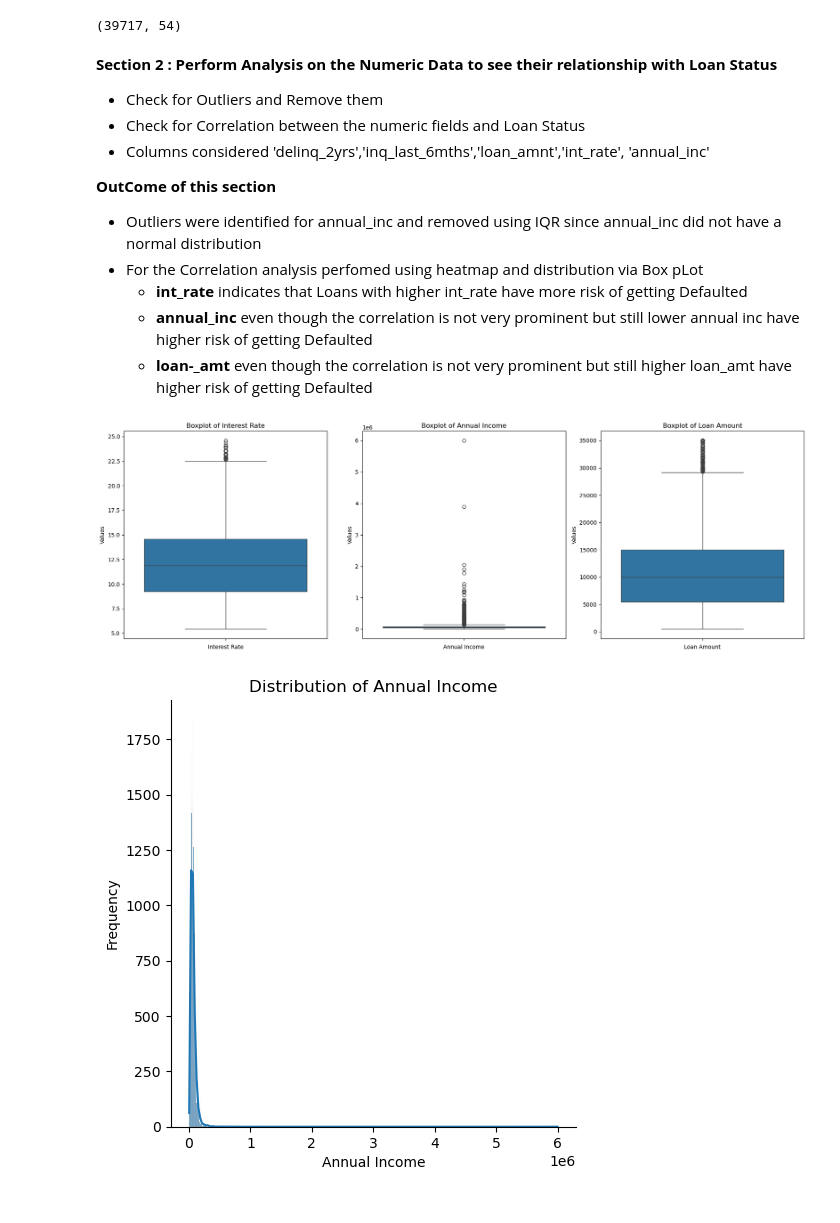
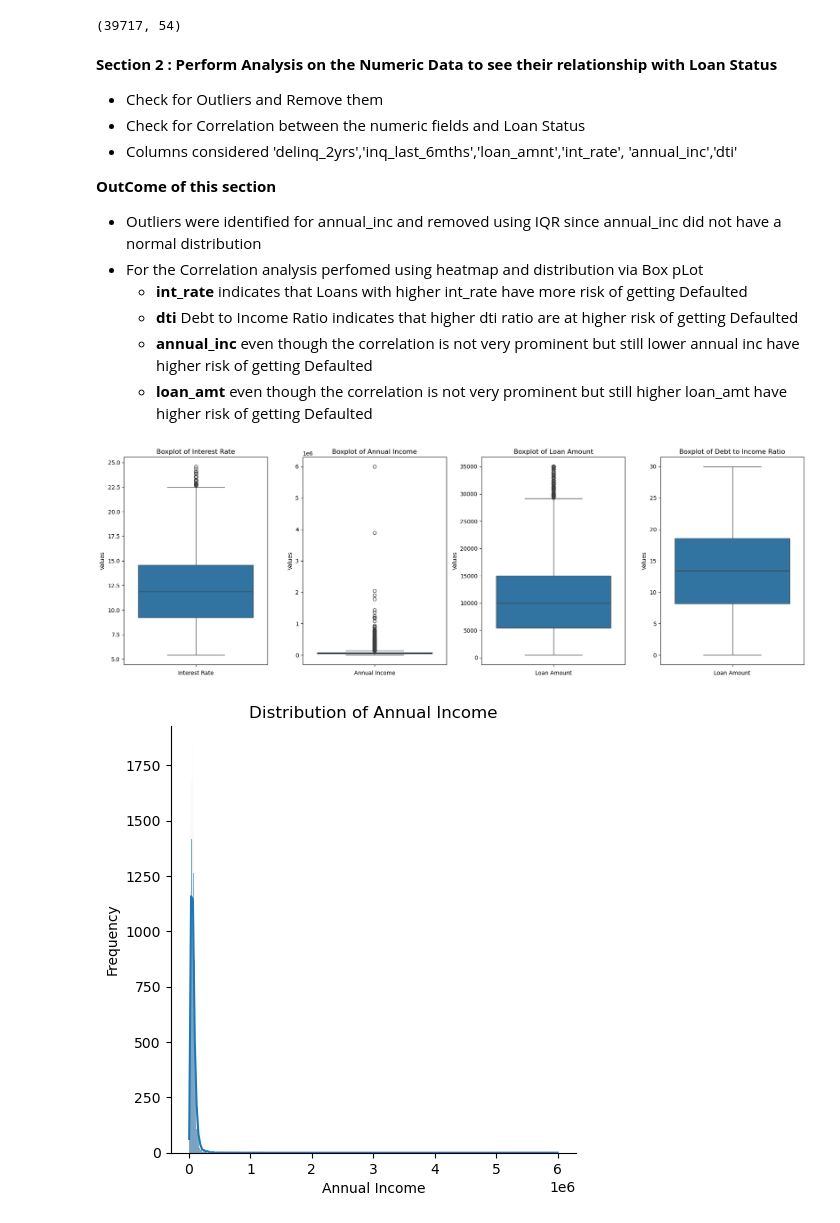
Before and after one commit to pradeephm31/LendingClubCaseStudy, a Jupyter notebook: PradeepHarryMichael.ipynb, the cells around one changed output. Saved outputs shown, nothing was run; the diff lists cells and outputs as text; code cells hidden in the pictures.

```diff
--- a/PradeepHarryMichael.ipynb
+++ b/PradeepHarryMichael.ipynb
@@ -50,43 +50,49 @@ df.shape
 **Section 2 : Perform Analysis on the Numeric Data to see their relationship with Loan Status**
    - Check for Outliers and Remove them
    - Check for Correlation between the numeric fields and Loan Status
-   - Columns considered 'delinq_2yrs','inq_last_6mths','loan_amnt','int_rate', 'annual_inc'
+   - Columns considered 'delinq_2yrs','inq_last_6mths','loan_amnt','int_rate', 'annual_inc','dti'
 
 **OutCome of this section**
    - Outliers were identified for annual_inc and removed using IQR since annual_inc did not have a normal distribution
    - For the Correlation analysis perfomed using heatmap and distribution via Box pLot
        - **int_rate** indicates that Loans with higher int_rate have more risk of getting Defaulted
+       - **dti** Debt to Income Ratio indicates that higher dti ratio are at higher risk of getting Defaulted
        - **annual_inc** even though the correlation is not very prominent but still lower annual inc have higher risk of getting Defaulted
-       - **loan-_amt** even though the correlation is not very prominent but still higher loan_amt have higher risk of getting Defaulted
+       - **loan_amt** even though the correlation is not very prominent but still higher loan_amt have higher risk of getting Defaulted
 # %%
 # Box Plot to identity Outliers in int_rate,annual_inc,loan_amnt
-fig, axes = plt.subplots(1, 3, figsize=(18, 6))
+fig, axes = plt.subplots(1, 4, figsize=(18, 6))
 
 # Boxplot for int_rate
 sns.boxplot(df['int_rate'], ax=axes[0])
 axes[0].set_title("Boxplot of Interest Rate")
 axes[0].set_xlabel("Interest Rate")
 axes[0].set_ylabel("Values")
 
 # Boxplot for annual_inc
 sns.boxplot(df['annual_inc'], ax=axes[1])
 axes[1].set_title("Boxplot of Annual Income")
 axes[1].set_xlabel("Annual Income")
 axes[1].set_ylabel("Values")
 
 # Boxplot for loan_amnt
 sns.boxplot(df['loan_amnt'], ax=axes[2])
 axes[2].set_title("Boxplot of Loan Amount")
 axes[2].set_xlabel("Loan Amount")
 axes[2].set_ylabel("Values")
 
+sns.boxplot(df['dti'], ax=axes[3])
+axes[3].set_title("Boxplot of Debt to Income Ratio")
+axes[3].set_xlabel("Loan Amount")
+axes[3].set_ylabel("Values")
+
 # Adjust layout to prevent overlap
 plt.tight_layout()
 
 # Show the plot
 plt.show()
 # %% [output]
-[figure, old version]
+[figure, new version]
 # %%
 # Since the annual_inc had outliers we need to identify the distribution in orer to  choose the most appropriate logic for removing identifiers
 sns.displot(df['annual_inc'], kde=True)
```
Also changed, not shown: parts of 2 cells of this notebook, 3 other files.
